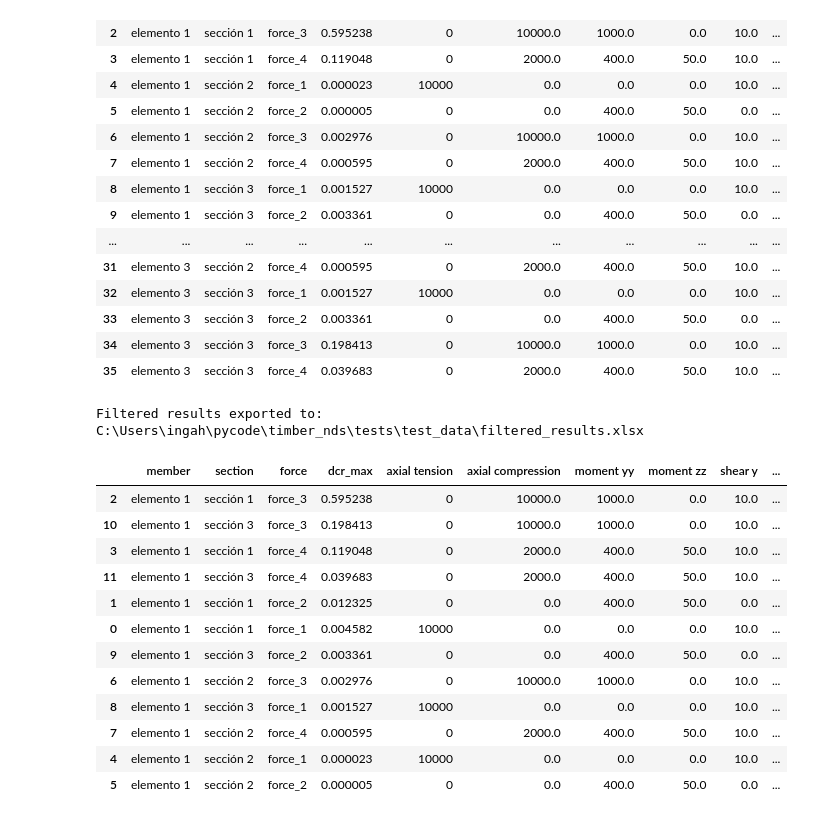
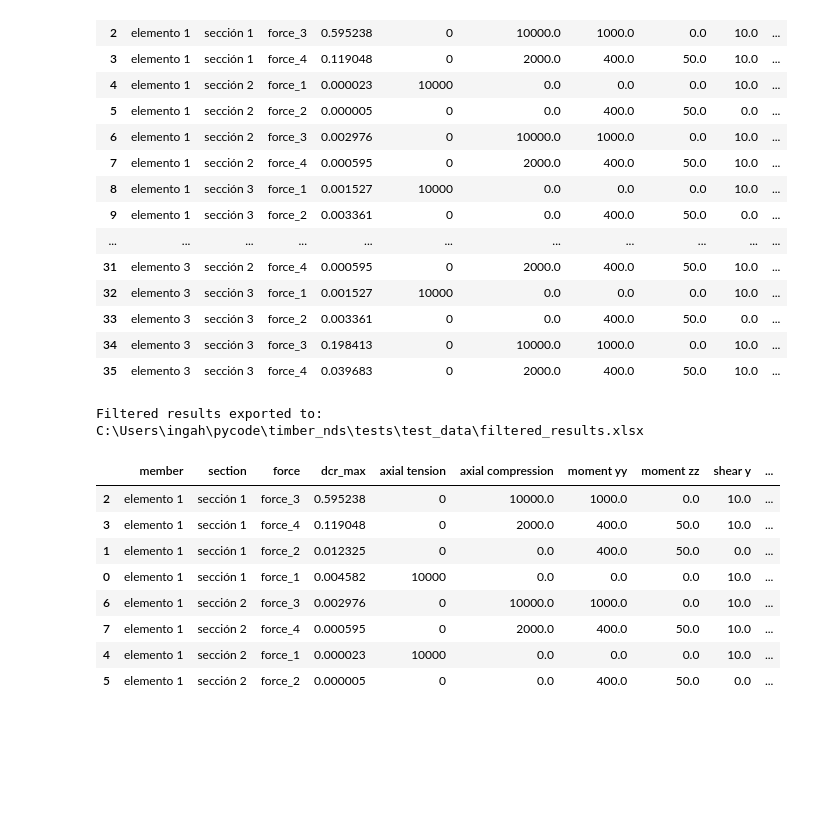
Before and after one commit to ingahnavarro/timber_nds, a Jupyter notebook: tutorials/timber_design_notebook.ipynb, the cells around one changed output. Drawn from its saved outputs; the diff is of its cells as text; code cells hidden in the pictures; blank space fills up the shorter version.

```diff
--- a/tutorials/timber_design_notebook.ipynb
+++ b/tutorials/timber_design_notebook.ipynb
@@ -464,7 +466,7 @@ list_members
 # %%
 force = settings.Forces(
     name="force_1",
-    axial_force=10000,
+    axial=10000,
     shear_y= 10.0,
     shear_z= 10.0,
     moment_xx = 0.0,
@@ -474,7 +476,7 @@ force = settings.Forces(
 
 force_2 = settings.Forces(
     name="force_2",
-    axial_force=0.0,
+    axial=0.0,
     shear_y= 00.0,
     shear_z= 00.0,
     moment_xx = 30.0,
@@ -483,7 +485,7 @@ force_2 = settings.Forces(
 )
 force_3 = settings.Forces(
     name="force_3",
-    axial_force=-10000,
+    axial=-10000,
     shear_y= 10.0,
     shear_z= 0.0,
     moment_xx = 0.0,
@@ -493,7 +495,7 @@ force_3 = settings.Forces(
 
 force_4 = settings.Forces(
     name="force_4",
-    axial_force=-2000,
+    axial=-2000,
     shear_y= 10.0,
     shear_z= 20.0,
     moment_xx = 30.0,
@@ -778,7 +780,7 @@ elements_results
 | 34 | elemento 3 | sección 3 | force_3 | 0.198413 | 0 | 10000.0 | 1000.0 | 0.0 | 10.0 | ... |
 | 35 | elemento 3 | sección 3 | force_4 | 0.039683 | 0 | 2000.0 | 400.0 | 50.0 | 10.0 | ... |
 # %%
-design.filter_and_export_results(
+x = design.filter_and_export_results(
     results_df = element_results,
     filters = {
         'section': ['sección 1', 'sección 2'],
@@ -789,16 +791,15 @@ design.filter_and_export_results(
 )
 # %% [output]
 Filtered results exported to: C:\Users\ingah\pycode\timber_nds\tests\test_data\filtered_results.xlsx
-|  | member | section | force | dcr_max | axial tension | axial compression | moment yy | moment zz | shear y | ... |
-| 2 | elemento 1 | sección 1 | force_3 | 0.595238 | 0 | 10000.0 | 1000.0 | 0.0 | 10.0 | ... |
-| 10 | elemento 1 | sección 3 | force_3 | 0.198413 | 0 | 10000.0 | 1000.0 | 0.0 | 10.0 | ... |
-| 3 | elemento 1 | sección 1 | force_4 | 0.119048 | 0 | 2000.0 | 400.0 | 50.0 | 10.0 | ... |
-| 11 | elemento 1 | sección 3 | force_4 | 0.039683 | 0 | 2000.0 | 400.0 | 50.0 | 10.0 | ... |
-| 1 | elemento 1 | sección 1 | force_2 | 0.012325 | 0 | 0.0 | 400.0 | 50.0 | 0.0 | ... |
-| 0 | elemento 1 | sección 1 | force_1 | 0.004582 | 10000 | 0.0 | 0.0 | 0.0 | 10.0 | ... |
-| 9 | elemento 1 | sección 3 | force_2 | 0.003361 | 0 | 0.0 | 400.0 | 50.0 | 0.0 | ... |
-| 6 | elemento 1 | sección 2 | force_3 | 0.002976 | 0 | 10000.0 | 1000.0 | 0.0 | 10.0 | ... |
-| 8 | elemento 1 | sección 3 | force_1 | 0.001527 | 10000 | 0.0 | 0.0 | 0.0 | 10.0 | ... |
-| 7 | elemento 1 | sección 2 | force_4 | 0.000595 | 0 | 2000.0 | 400.0 | 50.0 | 10.0 | ... |
-| 4 | elemento 1 | sección 2 | force_1 | 0.000023 | 10000 | 0.0 | 0.0 | 0.0 | 10.0 | ... |
-| 5 | elemento 1 | sección 2 | force_2 | 0.000005 | 0 | 0.0 | 400.0 | 50.0 | 0.0 | ... |
+# %%
+x
+# %% [output]
+|  | member | section | force | dcr_max | axial tension | axial compression | moment yy | moment zz | shear y | ... |
+| 2 | elemento 1 | sección 1 | force_3 | 0.595238 | 0 | 10000.0 | 1000.0 | 0.0 | 10.0 | ... |
+| 3 | elemento 1 | sección 1 | force_4 | 0.119048 | 0 | 2000.0 | 400.0 | 50.0 | 10.0 | ... |
+| 1 | elemento 1 | sección 1 | force_2 | 0.012325 | 0 | 0.0 | 400.0 | 50.0 | 0.0 | ... |
+| 0 | elemento 1 | sección 1 | force_1 | 0.004582 | 10000 | 0.0 | 0.0 | 0.0 | 10.0 | ... |
+| 6 | elemento 1 | sección 2 | force_3 | 0.002976 | 0 | 10000.0 | 1000.0 | 0.0 | 10.0 | ... |
+| 7 | elemento 1 | sección 2 | force_4 | 0.000595 | 0 | 2000.0 | 400.0 | 50.0 | 10.0 | ... |
+| 4 | elemento 1 | sección 2 | force_1 | 0.000023 | 10000 | 0.0 | 0.0 | 0.0 | 10.0 | ... |
+| 5 | elemento 1 | sección 2 | force_2 | 0.000005 | 0 | 0.0 | 400.0 | 50.0 | 0.0 | ... |
```
Also changed, not shown: parts of 20 cells of this notebook, 6 other files.
